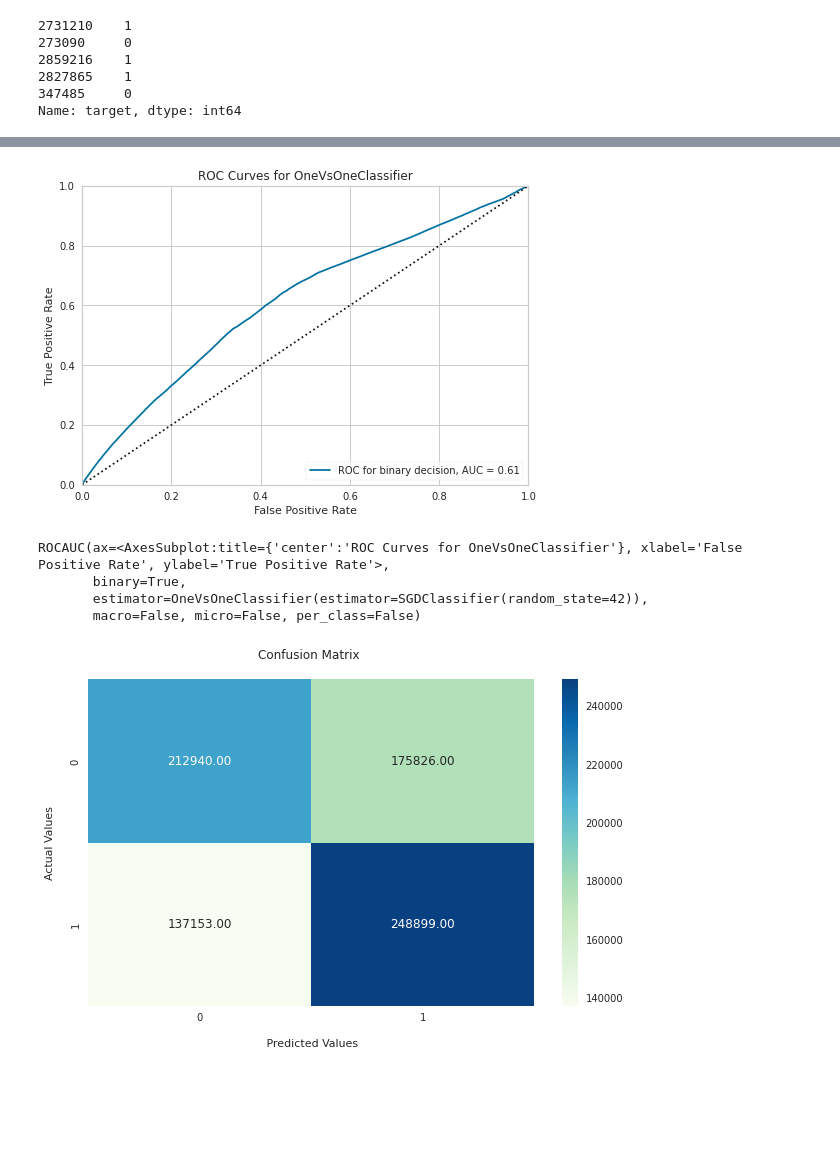
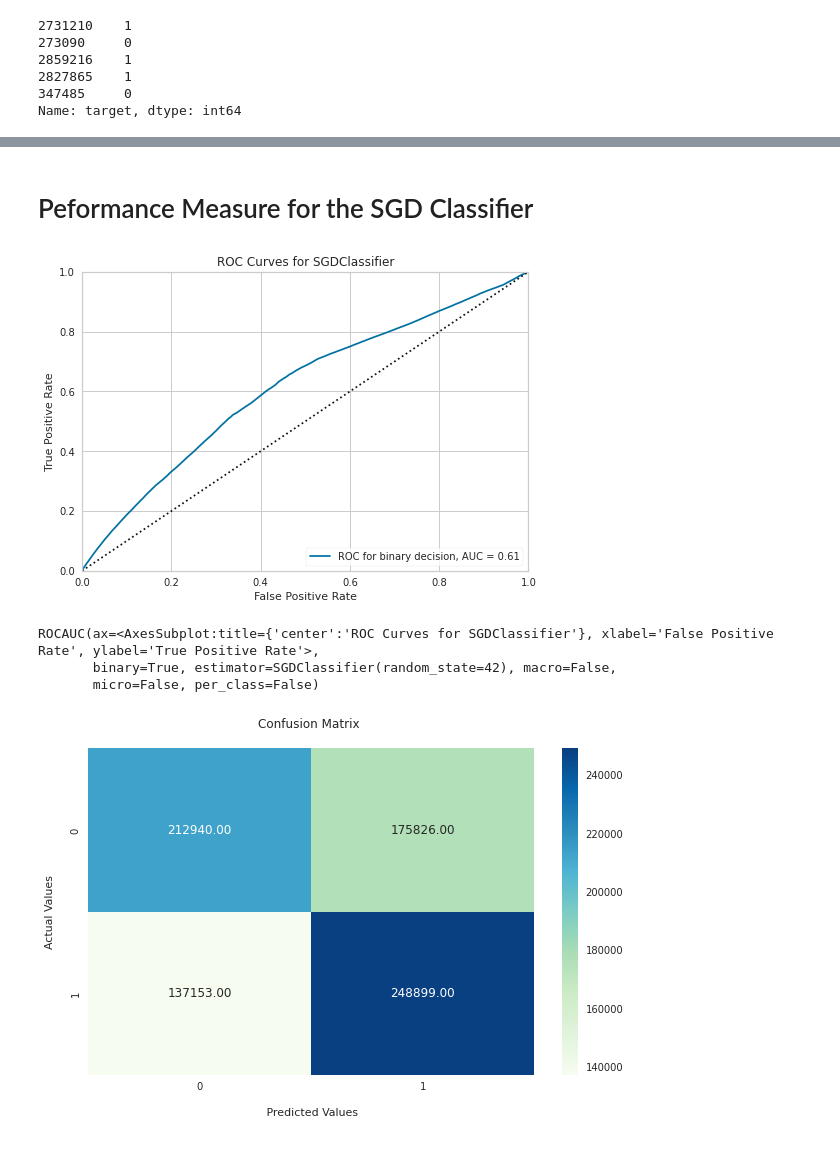
Before and after one commit to Haran71/DDL_Judicial_Data_Analysis, a Jupyter notebook: Classification-2.ipynb, the cells around one changed output, grey strips where cells are left out. Saved outputs shown, nothing was run; the diff lists cells and outputs as text; code cells hidden in the pictures; blank space fills up the shorter version.

```diff
--- a/Classification-2.ipynb
+++ b/Classification-2.ipynb
@@ -203,4 +257,4 @@ Name: target, dtype: int64
 # %%
-ovo_c = OneVsOneClassifier(SGDClassifier(random_state=42))
+sgd_c = SGDClassifier(random_state=42)
 rf_c = RandomForestClassifier()
 mlp_c = MLPClassifier(random_state=1,max_iter=500)
@@ -219,12 +285,13 @@ def plot_ROC_curve(model, xtrain, ytrain, xtest, ytest):
     visualizer.show()
 
     return visualizer
+# %% [markdown]
+# Peformance Measure for the SGD Classifier
 # %%
-plot_ROC_curve(ovo_c,X_train,y_train,X_test,y_test)
+plot_ROC_curve(sgd_c,X_train,y_train,X_test,y_test)
 # %% [output]
-[figure, old version]
+[figure, new version]
-ROCAUC(ax=<AxesSubplot:title={'center':'ROC Curves for OneVsOneClassifier'}, xlabel='False Positive Rate', ylabel='True Positive Rate'>,
-       binary=True,
-       estimator=OneVsOneClassifier(estimator=SGDClassifier(random_state=42)),
-       macro=False, micro=False, per_class=False)
+ROCAUC(ax=<AxesSubplot:title={'center':'ROC Curves for SGDClassifier'}, xlabel='False Positive Rate', ylabel='True Positive Rate'>,
+       binary=True, estimator=SGDClassifier(random_state=42), macro=False,
+       micro=False, per_class=False)
 # %%
```
Also changed, not shown: parts of 26 cells of this notebook.
